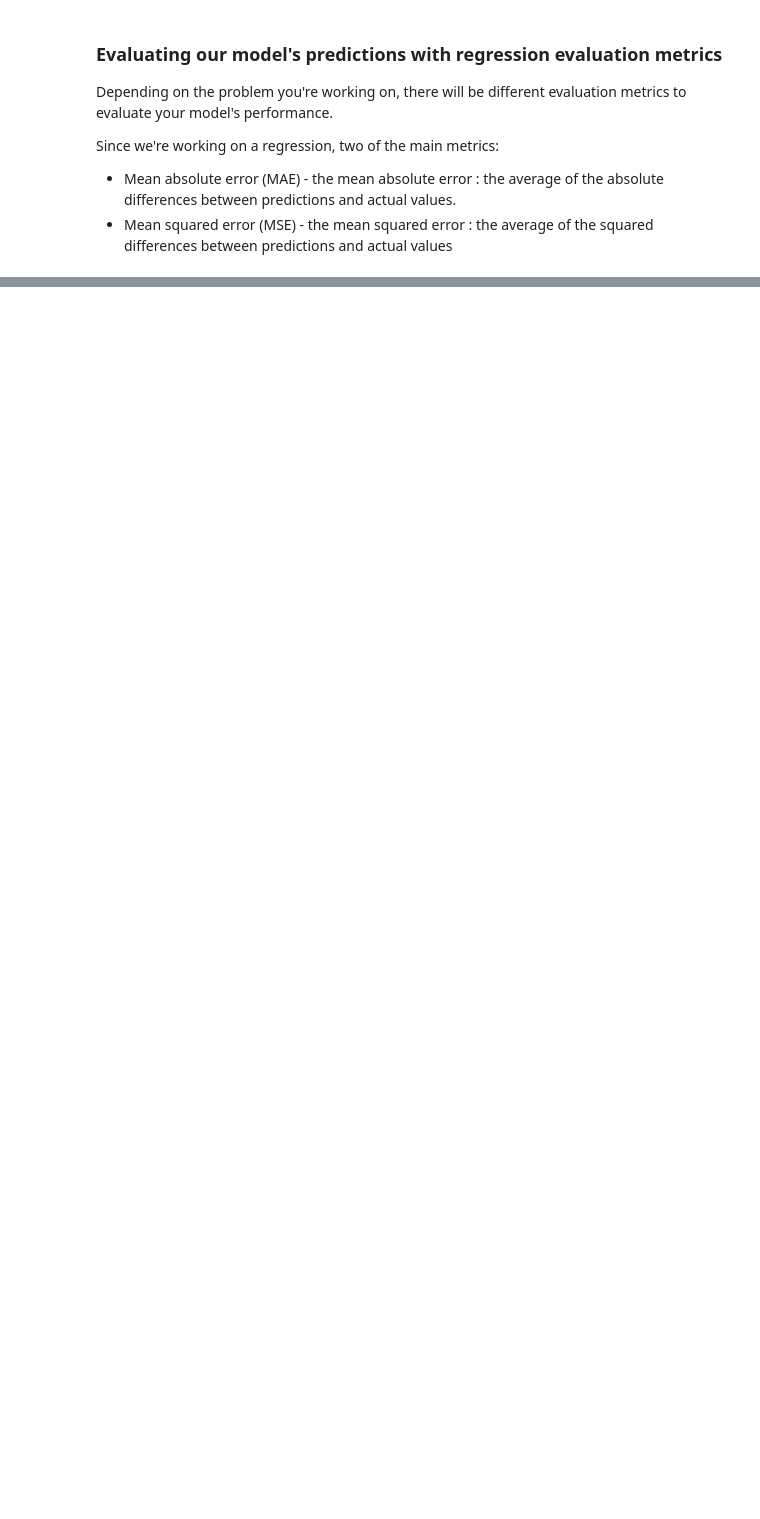
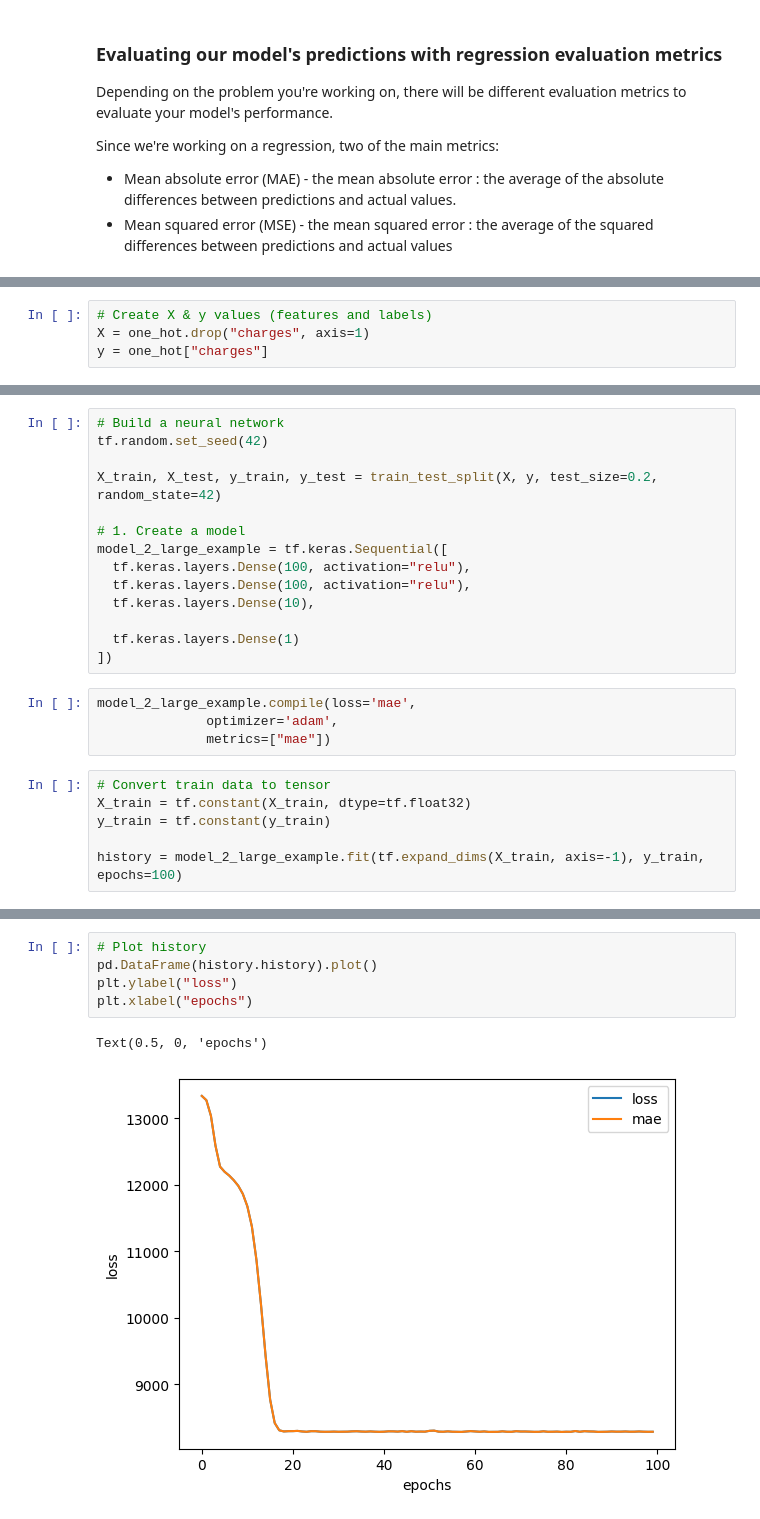
Before and after one commit to bpiaple/TensorFlow-Course, a Jupyter notebook: 03_Neural_Network_Regression.ipynb, the cells around one changed output, grey strips where cells are left out. Cells and saved outputs as stored; diff of their text form; blank space fills up the shorter version.

```diff
--- a/03_Neural_Network_Regression.ipynb
+++ b/03_Neural_Network_Regression.ipynb
@@ -456,0 +485,4 @@ array([16.476297 , 13.978871 , 11.9825325, 10.487271 ,  9.493095 ,
+# %%
+# Create X & y values (features and labels)
+X = one_hot.drop("charges", axis=1)
+y = one_hot["charges"]
@@ -456,0 +552,24 @@ array([16.476297 , 13.978871 , 11.9825325, 10.487271 ,  9.493095 ,
+# %%
+# Build a neural network
+tf.random.set_seed(42)
+
+X_train, X_test, y_train, y_test = train_test_split(X, y, test_size=0.2, random_state=42)
+
+# 1. Create a model
+model_2_large_example = tf.keras.Sequential([
+  tf.keras.layers.Dense(100, activation="relu"),
+  tf.keras.layers.Dense(100, activation="relu"),
+  tf.keras.layers.Dense(10),
+
+  tf.keras.layers.Dense(1)
+])
+# %%
+model_2_large_example.compile(loss='mae',
+              optimizer='adam',
+              metrics=["mae"])
+# %%
+# Convert train data to tensor
+X_train = tf.constant(X_train, dtype=tf.float32)
+y_train = tf.constant(y_train)
+
+history = model_2_large_example.fit(tf.expand_dims(X_train, axis=-1), y_train, epochs=100)
@@ -456,0 +594,8 @@ array([16.476297 , 13.978871 , 11.9825325, 10.487271 ,  9.493095 ,
+# %%
+# Plot history
+pd.DataFrame(history.history).plot()
+plt.ylabel("loss")
+plt.xlabel("epochs")
+# %% [output]
+Text(0.5, 0, 'epochs')
+[figure, added]
```
Also changed, not shown: parts of 39 cells of this notebook.
